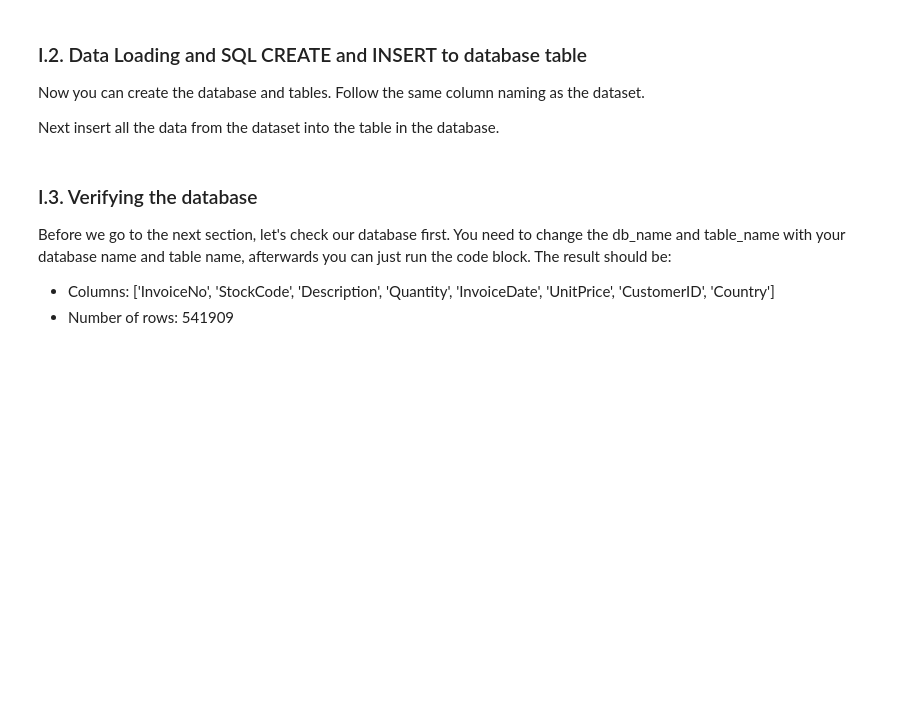
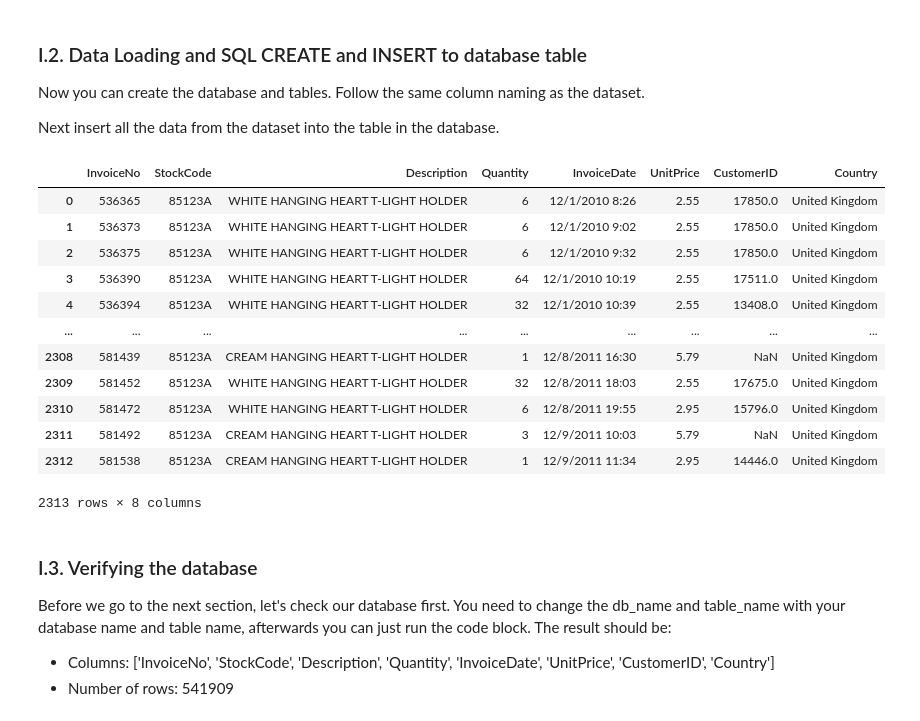
Before and after one commit to AburizalAN/learn-ml, a Jupyter notebook: database/07_database_project_Aburizal.ipynb, the cells around one changed output. Cells and saved outputs as stored; diff of their text form; code cells hidden in the pictures; blank space fills up the shorter version.

```diff
--- a/database/07_database_project_Aburizal.ipynb
+++ b/database/07_database_project_Aburizal.ipynb
@@ -61,3 +55,46 @@ Next insert all the data from the dataset into the table in the database.
+# %%
+# Write your data loading to SQL database here
+import sqlite3
+import pandas as pd
+
+dataset = pd.read_csv("./data.csv", delimiter=",")
+conn = sqlite3.connect('ecommerce.db')
+cur = conn.cursor()
+
+# cur.execute('''
+#   CREATE TABLE ecommerce (
+#     id INT PRIMARY KEY,
+#     InvoiceNo VARCHAR(255) NOT NULL,
+#     StockCode VARCHAR(255) NOT NULL,
+#     Description TEXT NOT NULL,
+#     Quantity INT NOT NULL,
+#     InvoiceDate DATETIME NOT NULL,
+#     UnitPrice FLOAT NOT NULL,
+#     CustomerID FLOAT NOT NULL,
+#     Country VARCHAR(255) NOT NULL
+#   )
+# ''')
+
+dataset.to_sql('ecommerce', conn, if_exists="replace", index=False)
+
+conn.commit()
+# %%
+import pandas as pd
+pd.read_sql_query("select * from ecommerce where StockCode = '85123A'", conn)
+# %% [output]
+|  | InvoiceNo | StockCode | Description | Quantity | InvoiceDate | UnitPrice | CustomerID | Country |
+| 0 | 536365 | 85123A | WHITE HANGING HEART T-LIGHT HOLDER | 6 | 12/1/2010 8:26 | 2.55 | 17850.0 | United Kingdom |
+| 1 | 536373 | 85123A | WHITE HANGING HEART T-LIGHT HOLDER | 6 | 12/1/2010 9:02 | 2.55 | 17850.0 | United Kingdom |
+| 2 | 536375 | 85123A | WHITE HANGING HEART T-LIGHT HOLDER | 6 | 12/1/2010 9:32 | 2.55 | 17850.0 | United Kingdom |
+| 3 | 536390 | 85123A | WHITE HANGING HEART T-LIGHT HOLDER | 64 | 12/1/2010 10:19 | 2.55 | 17511.0 | United Kingdom |
+| 4 | 536394 | 85123A | WHITE HANGING HEART T-LIGHT HOLDER | 32 | 12/1/2010 10:39 | 2.55 | 13408.0 | United Kingdom |
+| ... | ... | ... | ... | ... | ... | ... | ... | ... |
+| 2308 | 581439 | 85123A | CREAM HANGING HEART T-LIGHT HOLDER | 1 | 12/8/2011 16:30 | 5.79 | NaN | United Kingdom |
+| 2309 | 581452 | 85123A | WHITE HANGING HEART T-LIGHT HOLDER | 32 | 12/8/2011 18:03 | 2.55 | 17675.0 | United Kingdom |
+| 2310 | 581472 | 85123A | WHITE HANGING HEART T-LIGHT HOLDER | 6 | 12/8/2011 19:55 | 2.95 | 15796.0 | United Kingdom |
+| 2311 | 581492 | 85123A | CREAM HANGING HEART T-LIGHT HOLDER | 3 | 12/9/2011 10:03 | 5.79 | NaN | United Kingdom |
+| 2312 | 581538 | 85123A | CREAM HANGING HEART T-LIGHT HOLDER | 1 | 12/9/2011 11:34 | 2.95 | 14446.0 | United Kingdom |
+2313 rows × 8 columns
 # %% [markdown]
 ### I.3. Verifying the database
 
```
Also changed, not shown: parts of 9 cells of this notebook, 2 other files.
